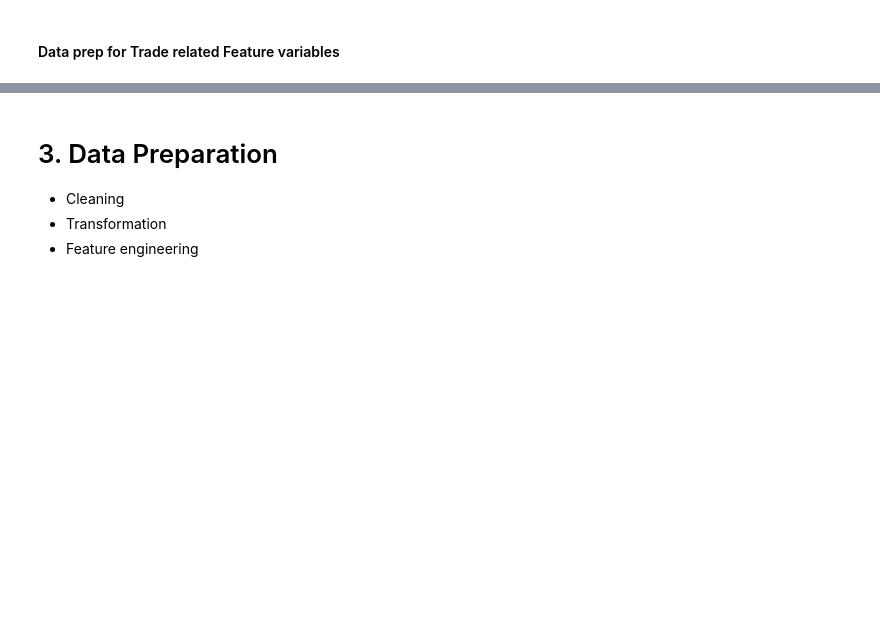
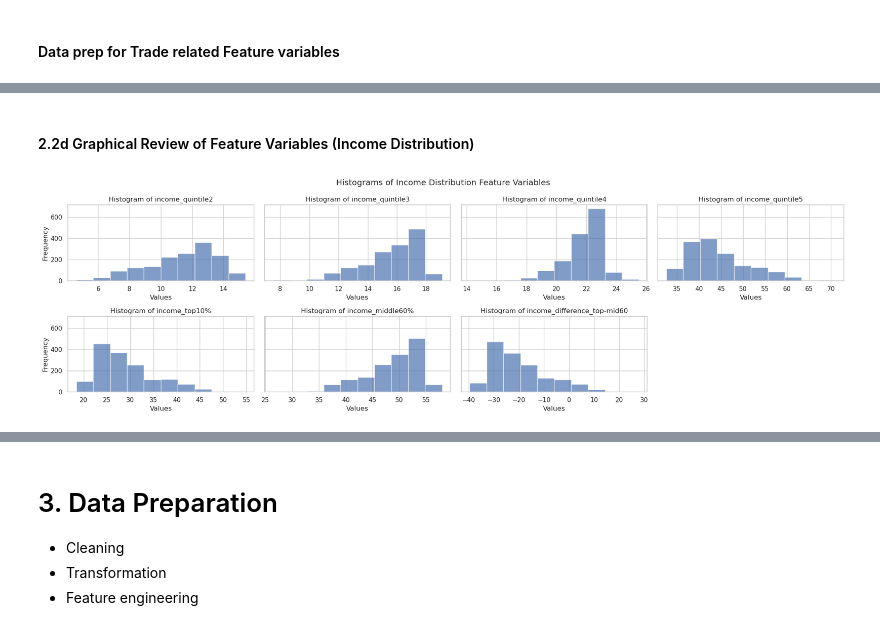
Before and after one commit to te-ex153/Projects, a Jupyter notebook: Country23.ipynb, the cells around one changed output, grey strips where cells are left out. Drawn from its saved outputs; the diff is of its cells as text; code cells hidden in the pictures; blank space fills up the shorter version.

```diff
--- a/Country23.ipynb
+++ b/Country23.ipynb
@@ -336,0 +559,33 @@ compare_areas.to_csv('compare_areas.csv', index=False)
+# %% [markdown]
+#### 2.2d Graphical Review of Feature Variables (Income Distribution)
+# %%
+# create a column of variables you want to graph
+cols = ['income_quintile2', 'income_quintile3', 'income_quintile4', 'income_quintile5', 'income_top10%', 'income_middle60%', 'income_difference_top-mid60']
+
+###### create a figure and axis objects
+fig, axes = plt.subplots(2, 4, figsize=(20, 6), sharey=True)
+
+####### Flatten the axes array for easy iteration
+axes = axes.flatten()
+
+######## plot the histogram for each columns
+for i, col in enumerate(cols):
+    if i < len(axes):
+        axes[i].hist(df_economy2[col], bins=10, alpha=0.7)
+        axes[i].set_title(f'Histogram of {col}')
+        axes[i].set_xlabel('Values')
+        if i % 4 == 0:  ##### Only set ylabel for the first histogram in each row
+            axes[i].set_ylabel('Frequency')
+
+####### hide any unused subplots
+for j in range(len(cols), len(axes)):
+    fig.delaxes(axes[j])
+
+########## Add a main title
+fig.suptitle('Histograms of Income Distribution Feature Variables')
+
+########## Ensure the layout fits well
+plt.tight_layout()
+plt.show()
+# %% [output]
+[figure, added]
```
Also changed, not shown: parts of 19 cells of this notebook.
